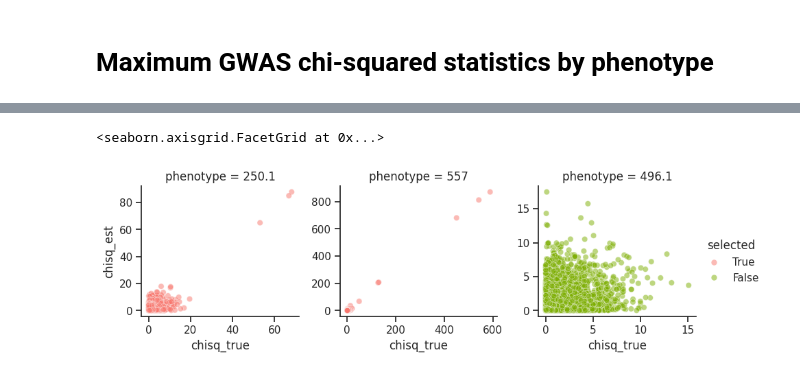
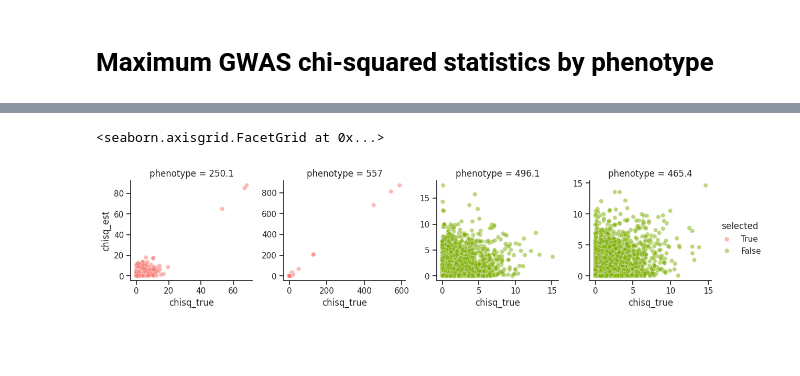
Before and after one commit to zietzm/webgwas-analysis, a Jupyter notebook: analyses/2.fit-quality/6-inspect-outliers.ipynb, the cells around one changed output, grey strips where cells are left out. Cells and saved outputs as stored; diff of their text form; code cells hidden in the pictures; blank space fills up the shorter version.

Commit message:
feat: add outlier plot

```diff
--- a/analyses/2.fit-quality/6-inspect-outliers.ipynb
+++ b/analyses/2.fit-quality/6-inspect-outliers.ipynb
@@ -288,4 +300,13 @@ for row in max_df.filter(pl.col("phenotype").is_in(phecodes)).to_dicts():
 # %%
+comparison = (
+    n_cases_df
+    .filter(~pl.col("phenotype").is_in(phecodes))
+    .sort("true")
+    .head(5)
+    ["phenotype"]
+    .to_list()
+)
+
 gwas_df = (
     pl.scan_parquet("data/gwas_comparison/direct_vs_indirect_non_anon.parquet")
     .filter(pl.col("phenotype").is_in(phecodes + comparison))
@@ -295,12 +316,13 @@ gwas_df = (
 # %%
 (
     gwas_df
+    .filter(pl.col("phenotype").is_in(phecodes + comparison[:2]))
     .pipe(
         sns.relplot, x="chisq_true", y="chisq_est", col="phenotype", hue="selected",
         hue_order=[True, False], alpha=0.5, facet_kws=dict(sharex=False, sharey=False),
         height=3
     )
 )
 # %% [output]
 <seaborn.axisgrid.FacetGrid at 0x...>
-[figure, old version]
+[figure, new version]
```
Also changed, not shown: parts of 4 cells of this notebook, 1 other file.
